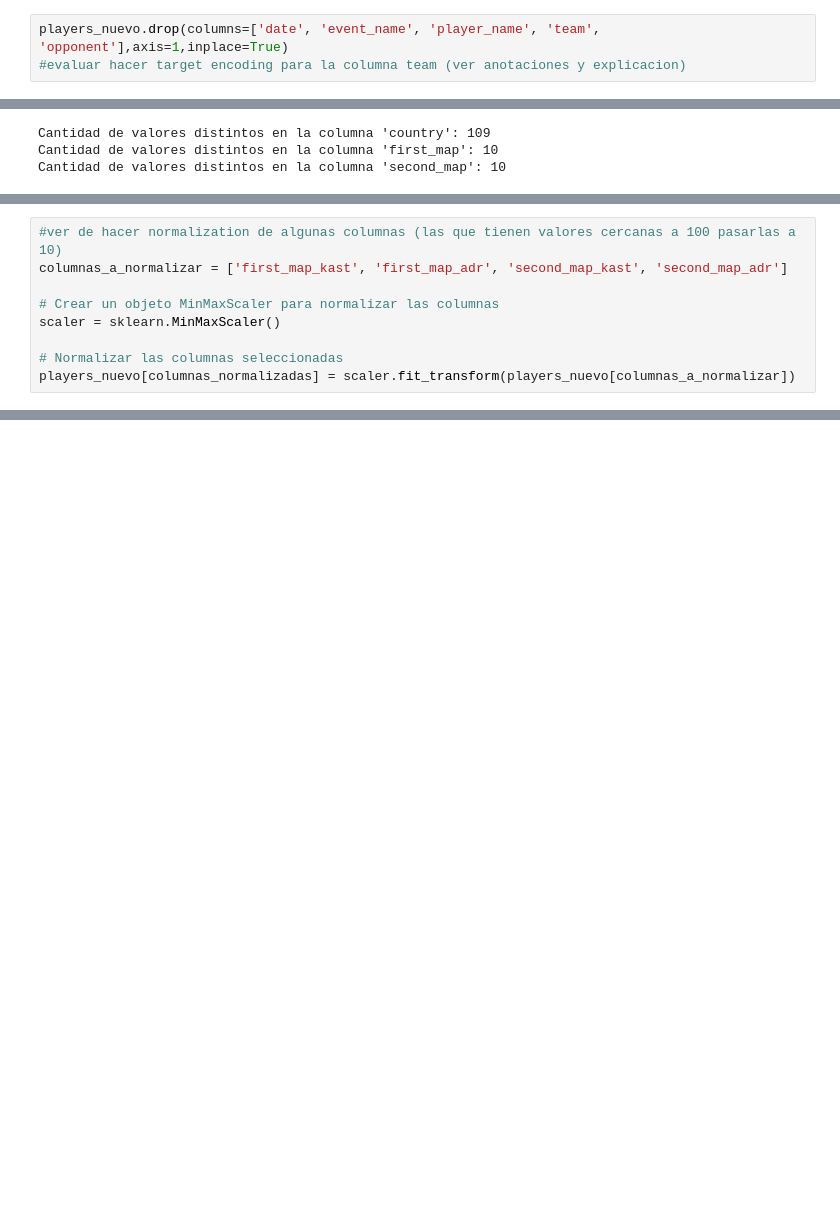
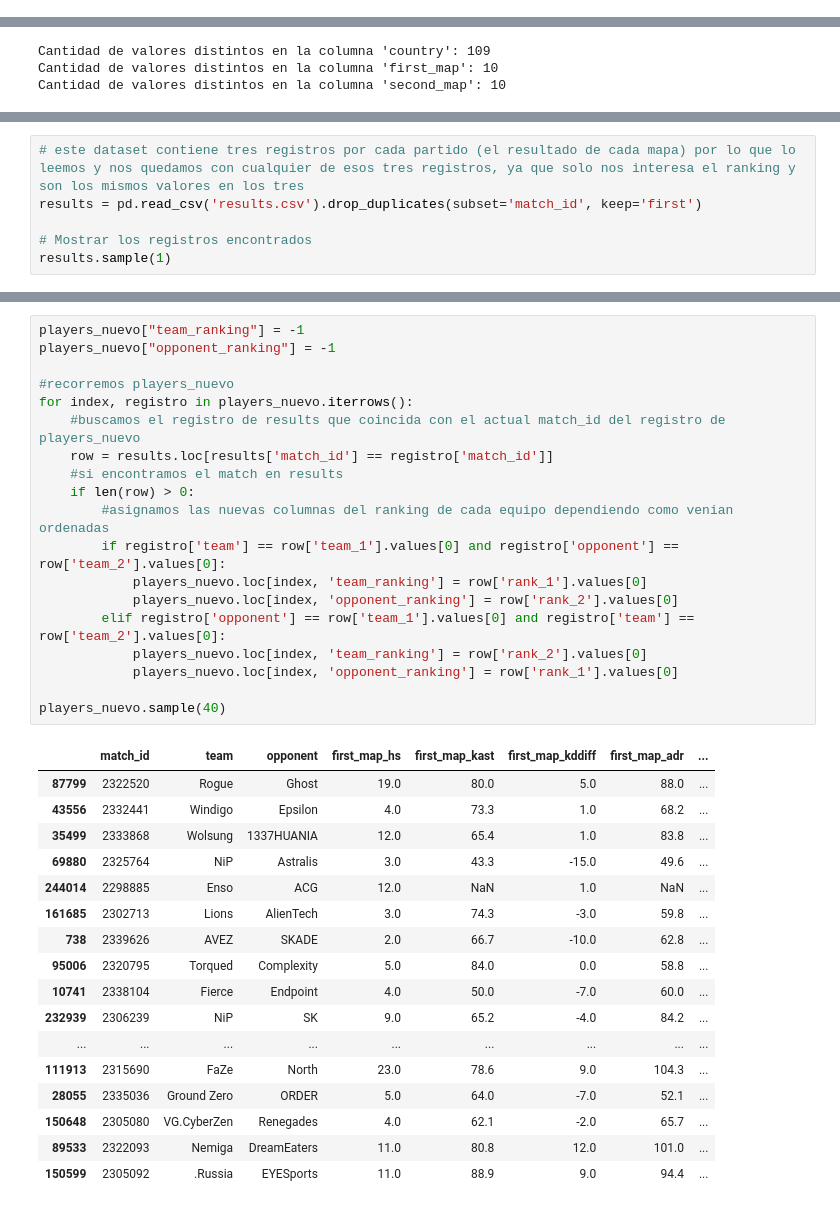
Before and after one commit to UlisesCravero/tp_ml_Cravero_Pautasso, a Jupyter notebook: tp2_EDA-Copy1.ipynb, the cells around one changed output, grey strips where cells are left out. Cells and saved outputs as stored; diff of their text form; blank space fills up the shorter version.

```diff
--- a/tp2_EDA-Copy1.ipynb
+++ b/tp2_EDA-Copy1.ipynb
@@ -82,3 +78,0 @@ players_nuevo.shape
-# %%
-players_nuevo.drop(columns=['date', 'event_name', 'player_name', 'team', 'opponent'],axis=1,inplace=True)
-#evaluar hacer target encoding para la columna team (ver anotaciones y explicacion)
@@ -158,9 +118,0 @@ players_nuevo.sample(10)
-# %%
-#ver de hacer normalization de algunas columnas (las que tienen valores cercanas a 100 pasarlas a 10)
-columnas_a_normalizar = ['first_map_kast', 'first_map_adr', 'second_map_kast', 'second_map_adr']
-
-# Crear un objeto MinMaxScaler para normalizar las columnas
-scaler = sklearn.MinMaxScaler()
-
-# Normalizar las columnas seleccionadas
-players_nuevo[columnas_normalizadas] = scaler.fit_transform(players_nuevo[columnas_a_normalizar])
@@ -166,0 +123,6 @@ players_nuevo[columnas_normalizadas] = scaler.fit_transform(players_nuevo[column
+# %%
+# este dataset contiene tres registros por cada partido (el resultado de cada mapa) por lo que lo leemos y nos quedamos con cualquier de esos tres registros, ya que solo nos interesa el ranking y son los mismos valores en los tres
+results = pd.read_csv('results.csv').drop_duplicates(subset='match_id', keep='first')
+
+# Mostrar los registros encontrados
+results.sample(1)
@@ -166,0 +143,37 @@ players_nuevo[columnas_normalizadas] = scaler.fit_transform(players_nuevo[column
+# %%
+players_nuevo["team_ranking"] = -1
+players_nuevo["opponent_ranking"] = -1
+
+#recorremos players_nuevo
+for index, registro in players_nuevo.iterrows():
+    #buscamos el registro de results que coincida con el actual match_id del registro de players_nuevo
+    row = results.loc[results['match_id'] == registro['match_id']]
+    #si encontramos el match en results
+    if len(row) > 0:
+        #asignamos las nuevas columnas del ranking de cada equipo dependiendo como venian ordenadas
+        if registro['team'] == row['team_1'].values[0] and registro['opponent'] == row['team_2'].values[0]:
+            players_nuevo.loc[index, 'team_ranking'] = row['rank_1'].values[0]
+            players_nuevo.loc[index, 'opponent_ranking'] = row['rank_2'].values[0]
+        elif registro['opponent'] == row['team_1'].values[0] and registro['team'] == row['team_2'].values[0]:
+            players_nuevo.loc[index, 'team_ranking'] = row['rank_2'].values[0]
+            players_nuevo.loc[index, 'opponent_ranking'] = row['rank_1'].values[0]
+
+players_nuevo.sample(40)
+# %% [output]
+|  | match_id | team | opponent | first_map_hs | first_map_kast | first_map_kddiff | first_map_adr | ... |
+| 87799 | 2322520 | Rogue | Ghost | 19.0 | 80.0 | 5.0 | 88.0 | ... |
+| 43556 | 2332441 | Windigo | Epsilon | 4.0 | 73.3 | 1.0 | 68.2 | ... |
+| 35499 | 2333868 | Wolsung | 1337HUANIA | 12.0 | 65.4 | 1.0 | 83.8 | ... |
+| 69880 | 2325764 | NiP | Astralis | 3.0 | 43.3 | -15.0 | 49.6 | ... |
+| 244014 | 2298885 | Enso | ACG | 12.0 | NaN | 1.0 | NaN | ... |
+| 161685 | 2302713 | Lions | AlienTech | 3.0 | 74.3 | -3.0 | 59.8 | ... |
+| 738 | 2339626 | AVEZ | SKADE | 2.0 | 66.7 | -10.0 | 62.8 | ... |
+| 95006 | 2320795 | Torqued | Complexity | 5.0 | 84.0 | 0.0 | 58.8 | ... |
+| 10741 | 2338104 | Fierce | Endpoint | 4.0 | 50.0 | -7.0 | 60.0 | ... |
+| 232939 | 2306239 | NiP | SK | 9.0 | 65.2 | -4.0 | 84.2 | ... |
+| ... | ... | ... | ... | ... | ... | ... | ... | ... |
+| 111913 | 2315690 | FaZe | North | 23.0 | 78.6 | 9.0 | 104.3 | ... |
+| 28055 | 2335036 | Ground Zero | ORDER | 5.0 | 64.0 | -7.0 | 52.1 | ... |
+| 150648 | 2305080 | VG.CyberZen | Renegades | 4.0 | 62.1 | -2.0 | 65.7 | ... |
+| 89533 | 2322093 | Nemiga | DreamEaters | 11.0 | 80.8 | 12.0 | 101.0 | ... |
+| 150599 | 2305092 | .Russia | EYESports | 11.0 | 88.9 | 9.0 | 94.4 | ... |
```
Also changed, not shown: parts of 34 cells of this notebook.
